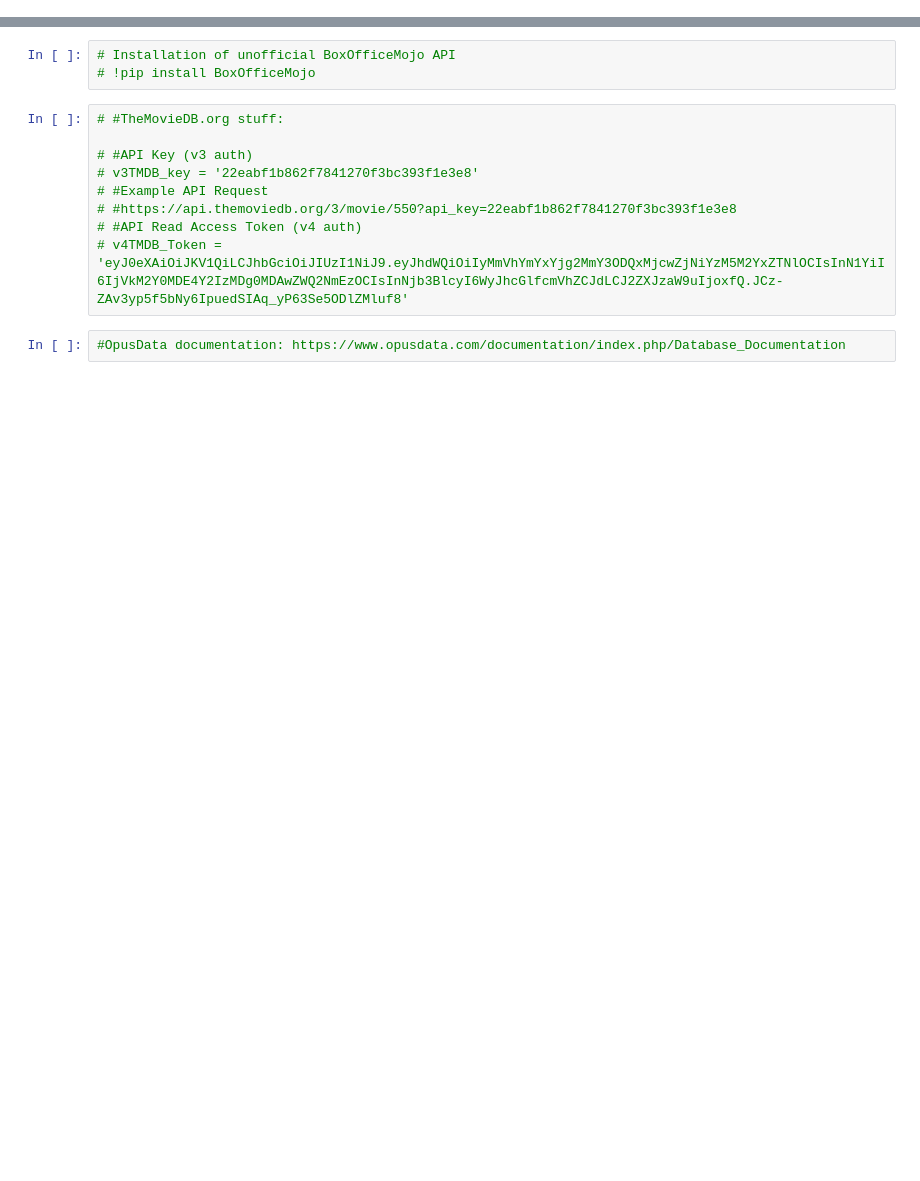
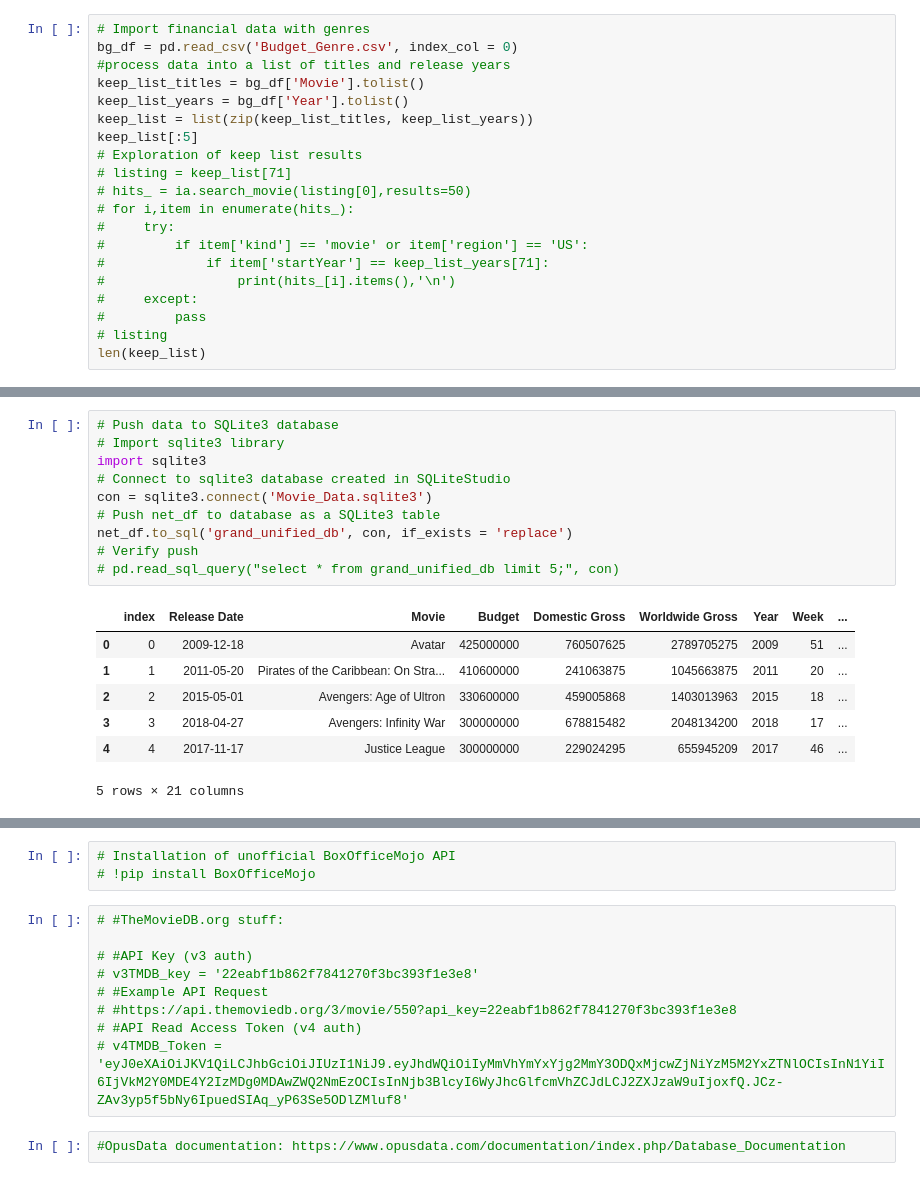
Before and after one commit to CristinaTRico/Mod1Project, a Jupyter notebook: CLE_scratch.ipynb, the cells around one changed output, grey strips where cells are left out. Saved outputs shown, nothing was run; the diff lists cells and outputs as text; blank space fills up the shorter version.

```diff
--- a/CLE_scratch.ipynb
+++ b/CLE_scratch.ipynb
@@ -8,0 +14,20 @@ ia = imdb.IMDb('s3', 'sqlite:///C:/Users/CLE.LAPTOP-2PS9VE42/Desktop/LearnCo/Mod
+# %%
+# Import financial data with genres
+bg_df = pd.read_csv('Budget_Genre.csv', index_col = 0)
+#process data into a list of titles and release years
+keep_list_titles = bg_df['Movie'].tolist()
+keep_list_years = bg_df['Year'].tolist()
+keep_list = list(zip(keep_list_titles, keep_list_years))
+keep_list[:5]
+# Exploration of keep list results
+# listing = keep_list[71]
+# hits_ = ia.search_movie(listing[0],results=50)
+# for i,item in enumerate(hits_):
+#     try:
+#         if item['kind'] == 'movie' or item['region'] == 'US':
+#             if item['startYear'] == keep_list_years[71]:
+#                 print(hits_[i].items(),'\n')
+#     except:
+#         pass
+# listing
+len(keep_list)
@@ -8,0 +201,18 @@ ia = imdb.IMDb('s3', 'sqlite:///C:/Users/CLE.LAPTOP-2PS9VE42/Desktop/LearnCo/Mod
+# %%
+# Push data to SQLite3 database
+# Import sqlite3 library
+import sqlite3
+# Connect to sqlite3 database created in SQLiteStudio
+con = sqlite3.connect('Movie_Data.sqlite3')
+# Push net_df to database as a SQLite3 table
+net_df.to_sql('grand_unified_db', con, if_exists = 'replace')
+# Verify push
+# pd.read_sql_query("select * from grand_unified_db limit 5;", con)
+# %% [output]
+|  | index | Release Date | Movie | Budget | Domestic Gross | Worldwide Gross | Year | Week | ... |
+| 0 | 0 | 2009-12-18 | Avatar | 425000000 | 760507625 | 2789705275 | 2009 | 51 | ... |
+| 1 | 1 | 2011-05-20 | Pirates of the Caribbean: On Stra... | 410600000 | 241063875 | 1045663875 | 2011 | 20 | ... |
+| 2 | 2 | 2015-05-01 | Avengers: Age of Ultron | 330600000 | 459005868 | 1403013963 | 2015 | 18 | ... |
+| 3 | 3 | 2018-04-27 | Avengers: Infinity War | 300000000 | 678815482 | 2048134200 | 2018 | 17 | ... |
+| 4 | 4 | 2017-11-17 | Justice League | 300000000 | 229024295 | 655945209 | 2017 | 46 | ... |
+5 rows × 21 columns
```
Also changed, not shown: parts of 72 cells of this notebook, 1 other file.
